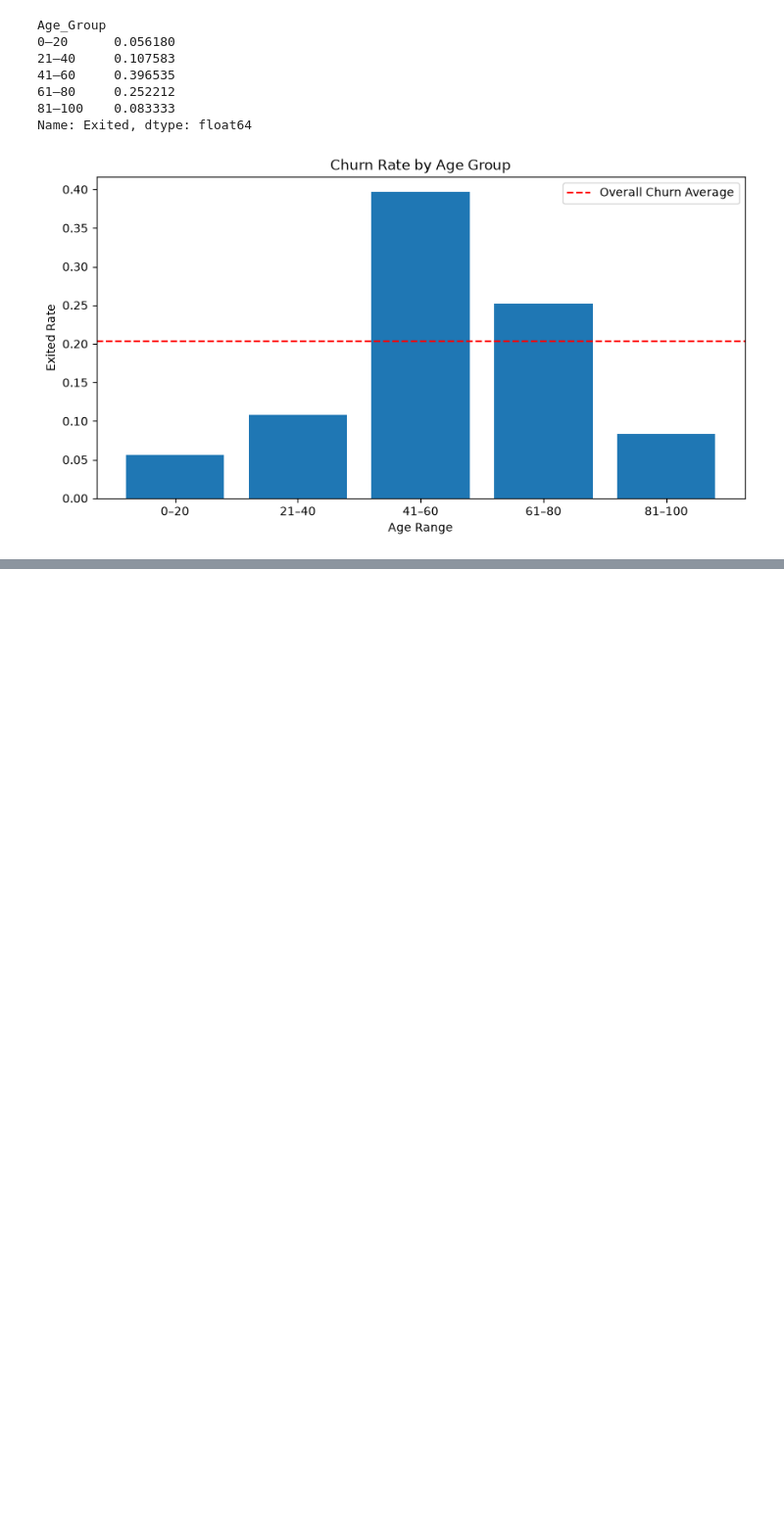
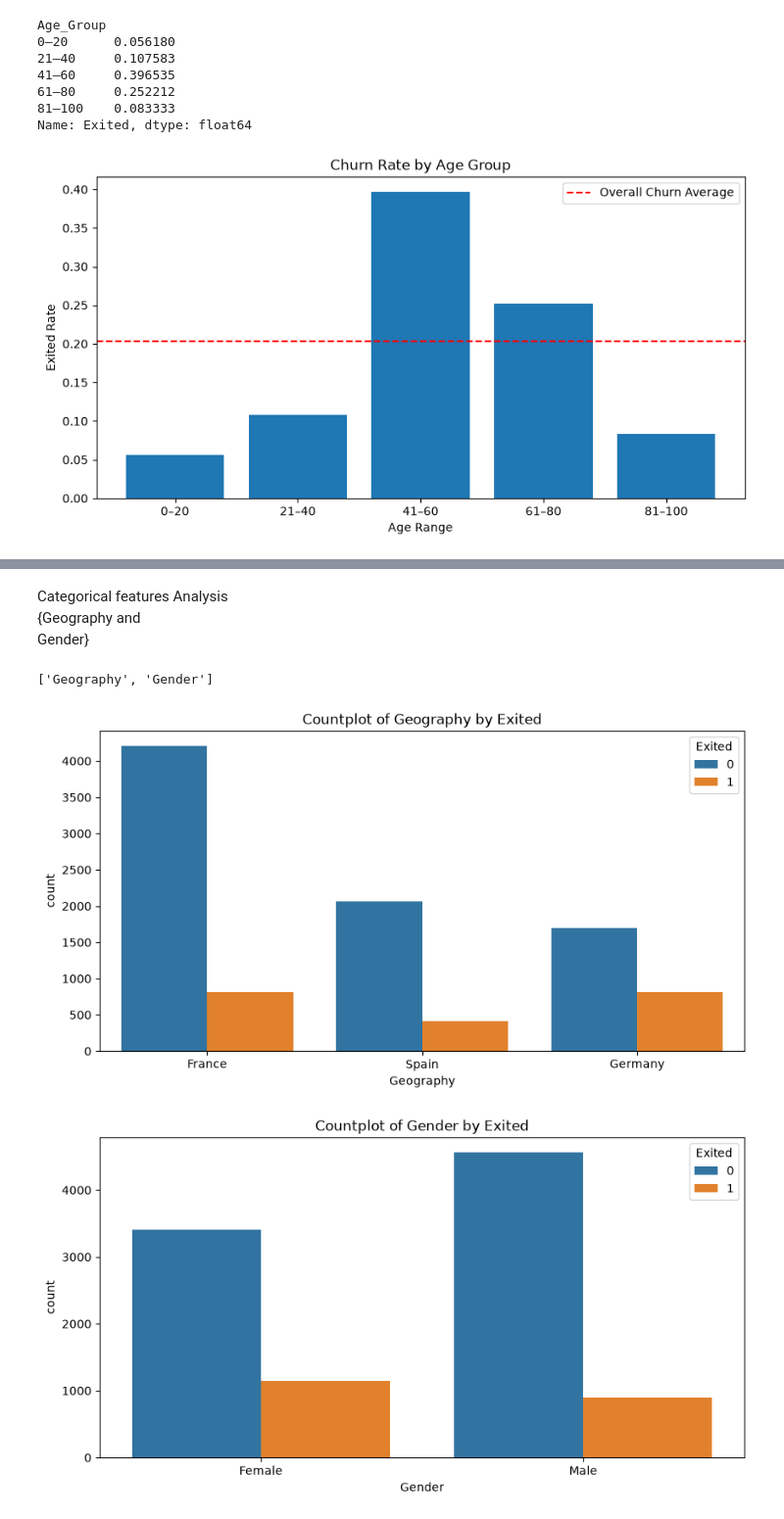
Before and after one commit to olaoluwacode/UD_Customer_Churn_Prediction, a Jupyter notebook: eda.ipynb, the cells around one changed output, grey strips where cells are left out. Shown at 98% size. Drawn from its saved outputs; the diff is of its cells as text; code cells hidden in the pictures; blank space fills up the shorter version.

```diff
--- a/eda.ipynb
+++ b/eda.ipynb
@@ -47,3 +47,11 @@ da.head(4)
 | 3 | 699 | France | Female | 39 | 1 | 0.00 | 2 | 0 | 0 | ... |
 # %%
 da.reset_index(drop=True, inplace=True)
+# %%
+# printing the unique values in all the columns of the dataset
+numerical_features_list = ["Geography", "Gender"]
+
+for col in da.columns:
+    if col not in numerical_features_list:
+        print(col, da[col].unique())
+        #print("-"*50)
@@ -438,0 +540,18 @@ Name: Exited, dtype: float64
+# %% [markdown]
+Categorical features Analysis \
+{Geography and \
+Gender}
+# %%
+object_cols = da.select_dtypes(include=['str']).columns.to_list()
+object_cols
+# %% [output]
+['Geography', 'Gender']
+# %%
+for col in object_cols:
+  plt.figure(figsize=(10, 5))
+  sns.countplot(x=da[col], hue=da['Exited'])
+  plt.title(f'Countplot of {col} by Exited')
+  plt.show()
+# %% [output]
+[figure, added]
+[figure, added]
```
Also changed, not shown: parts of 9 cells of this notebook, 1 other file.
